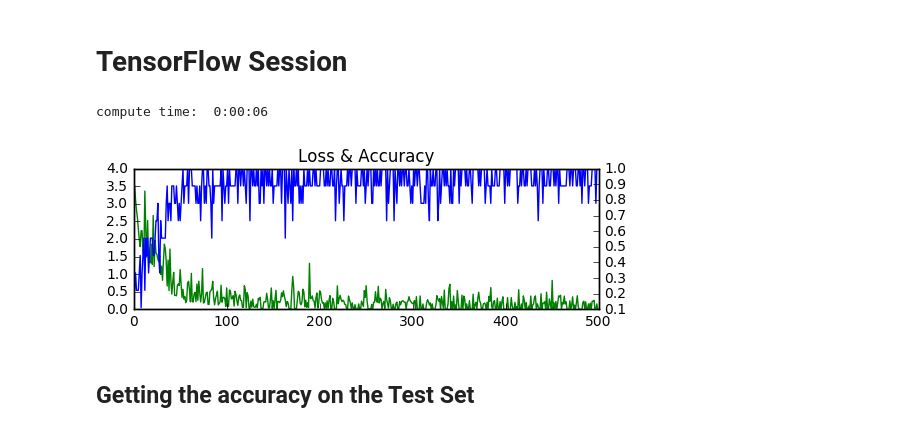
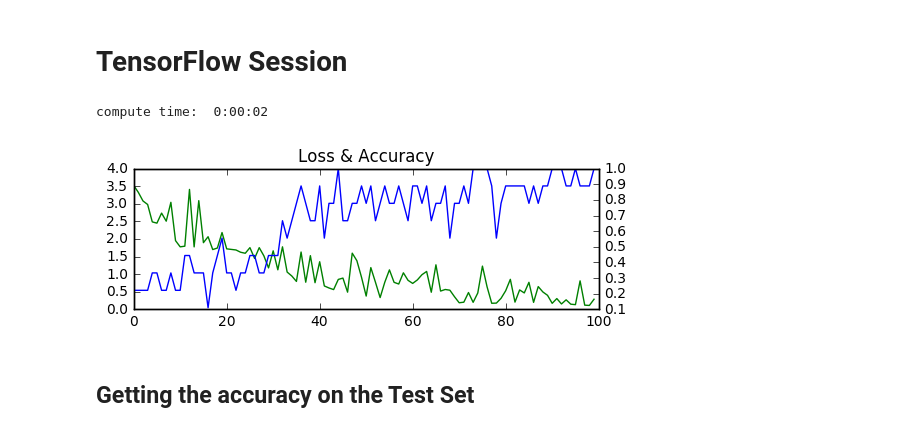
Before and after one commit to matthew-alexander/traffic-signs-tensorflow, a Jupyter notebook: tiny_data_Convolutional_layer_traffic_linear_B&W.ipynb, the cells around one changed output. Saved outputs shown, nothing was run; the diff lists cells and outputs as text; code cells hidden in the pictures.

```diff
--- a/tiny_data_Convolutional_layer_traffic_linear_B&W.ipynb
+++ b/tiny_data_Convolutional_layer_traffic_linear_B&W.ipynb
@@ -384,16 +384,16 @@ sess= tf.Session(config=tf.ConfigProto(log_device_placement=True))
 # %%
 start_time = time.time()
 sess.run(tf.initialize_all_variables())
 
-optimize(500)
+optimize(100)
 
 end_time = time.time()
 compute_time = end_time - start_time
 
 print("compute time: " , str(timedelta(seconds = int(round(compute_time)))))
 # %% [output]
-compute time:  0:00:06
+compute time:  0:00:02
-[figure, old version]
+[figure, new version]
 # %% [markdown]
 ## Getting the accuracy on the Test Set
 # %%
```
Also changed, not shown: parts of 14 cells of this notebook, 8 other files.
